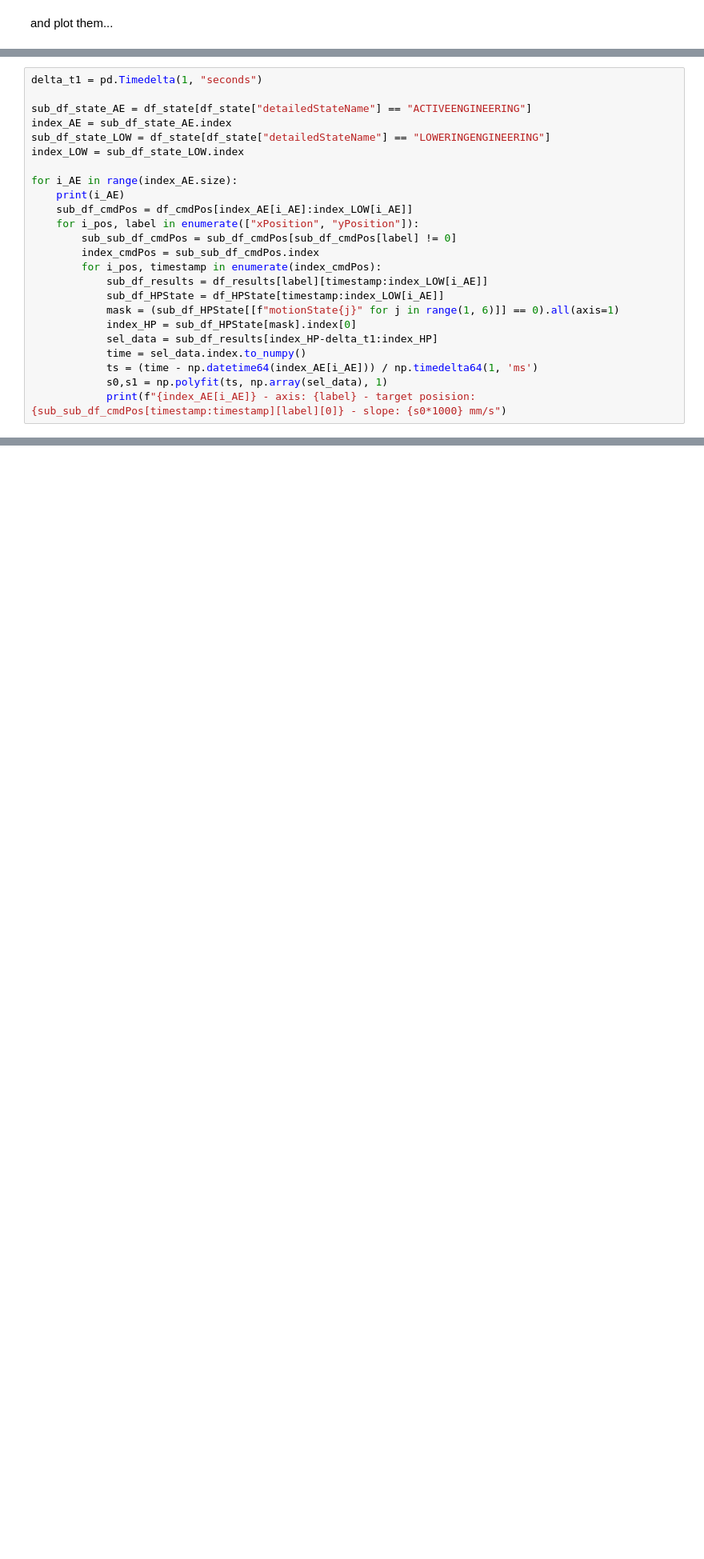
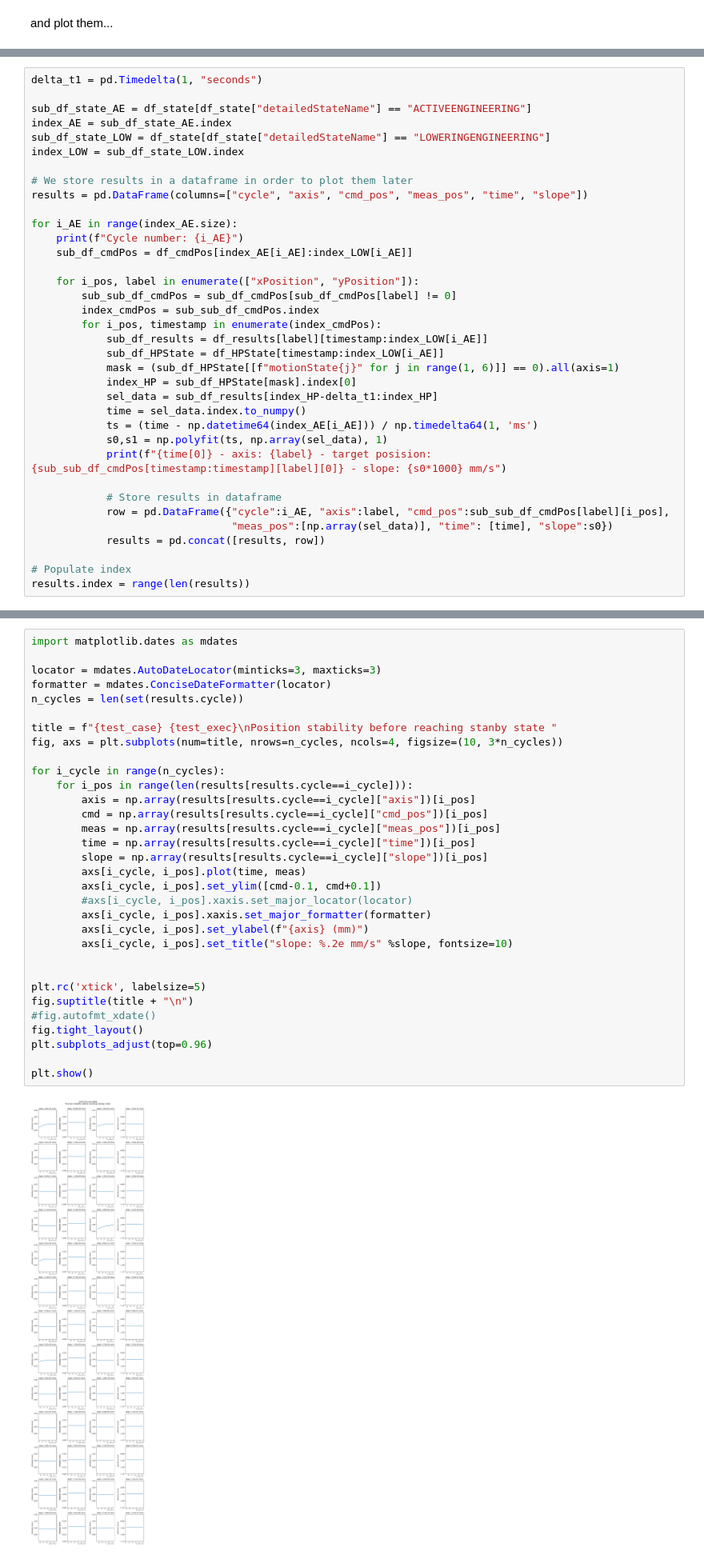
Before and after one commit to lsst-sitcom/notebooks_vandv, a Jupyter notebook: notebooks/tel_and_site/subsys_req_ver/m1m3/LVV-T235-SITCOM-810.ipynb, the cells around one changed output, grey strips where cells are left out. Shown at 80% size. Drawn from its saved outputs; the diff is of its cells as text; blank space fills up the shorter version.

```diff
--- a/notebooks/tel_and_site/subsys_req_ver/m1m3/LVV-T235-SITCOM-810.ipynb
+++ b/notebooks/tel_and_site/subsys_req_ver/m1m3/LVV-T235-SITCOM-810.ipynb
@@ -355,9 +370,13 @@ index_AE = sub_df_state_AE.index
 sub_df_state_LOW = df_state[df_state["detailedStateName"] == "LOWERINGENGINEERING"]
 index_LOW = sub_df_state_LOW.index
 
+# We store results in a dataframe in order to plot them later
+results = pd.DataFrame(columns=["cycle", "axis", "cmd_pos", "meas_pos", "time", "slope"])
+
 for i_AE in range(index_AE.size):
-    print(i_AE)
+    print(f"Cycle number: {i_AE}")
     sub_df_cmdPos = df_cmdPos[index_AE[i_AE]:index_LOW[i_AE]]
+
     for i_pos, label in enumerate(["xPosition", "yPosition"]):
         sub_sub_df_cmdPos = sub_df_cmdPos[sub_df_cmdPos[label] != 0]
         index_cmdPos = sub_sub_df_cmdPos.index
@@ -370,5 +389,13 @@ for i_AE in range(index_AE.size):
             time = sel_data.index.to_numpy()
             ts = (time - np.datetime64(index_AE[i_AE])) / np.timedelta64(1, 'ms')
             s0,s1 = np.polyfit(ts, np.array(sel_data), 1)
-            print(f"{index_AE[i_AE]} - axis: {label} - target posision: {sub_sub_df_cmdPos[timestamp:timestamp][label][0]} - slope: {s0*1000} mm/s")
+            print(f"{time[0]} - axis: {label} - target posision: {sub_sub_df_cmdPos[timestamp:timestamp][label][0]} - slope: {s0*1000} mm/s")
+
+            # Store results in dataframe
+            row = pd.DataFrame({"cycle":i_AE, "axis":label, "cmd_pos":sub_sub_df_cmdPos[label][i_pos],
+                                "meas_pos":[np.array(sel_data)], "time": [time], "slope":s0})
+            results = pd.concat([results, row])
+
+# Populate index
+results.index = range(len(results))
 # %% [output]
@@ -391,0 +421,34 @@ for i_AE in range(index_AE.size):
+# %%
+import matplotlib.dates as mdates
+
+locator = mdates.AutoDateLocator(minticks=3, maxticks=3)
+formatter = mdates.ConciseDateFormatter(locator)
+n_cycles = len(set(results.cycle))
+
+title = f"{test_case} {test_exec}\nPosition stability before reaching stanby state "
+fig, axs = plt.subplots(num=title, nrows=n_cycles, ncols=4, figsize=(10, 3*n_cycles))
+
+for i_cycle in range(n_cycles):
+    for i_pos in range(len(results[results.cycle==i_cycle])):
+        axis = np.array(results[results.cycle==i_cycle]["axis"])[i_pos]
+        cmd = np.array(results[results.cycle==i_cycle]["cmd_pos"])[i_pos]
+        meas = np.array(results[results.cycle==i_cycle]["meas_pos"])[i_pos]
+        time = np.array(results[results.cycle==i_cycle]["time"])[i_pos]
+        slope = np.array(results[results.cycle==i_cycle]["slope"])[i_pos]
+        axs[i_cycle, i_pos].plot(time, meas)
+        axs[i_cycle, i_pos].set_ylim([cmd-0.1, cmd+0.1])
+        #axs[i_cycle, i_pos].xaxis.set_major_locator(locator)
+        axs[i_cycle, i_pos].xaxis.set_major_formatter(formatter)
+        axs[i_cycle, i_pos].set_ylabel(f"{axis} (mm)")
+        axs[i_cycle, i_pos].set_title("slope: %.2e mm/s" %slope, fontsize=10)
+
+
+plt.rc('xtick', labelsize=5)
+fig.suptitle(title + "\n")
+#fig.autofmt_xdate()
+fig.tight_layout()
+plt.subplots_adjust(top=0.96)
+
+plt.show()
+# %% [output]
+[figure, added]
```
Also changed, not shown: parts of 13 cells of this notebook.
